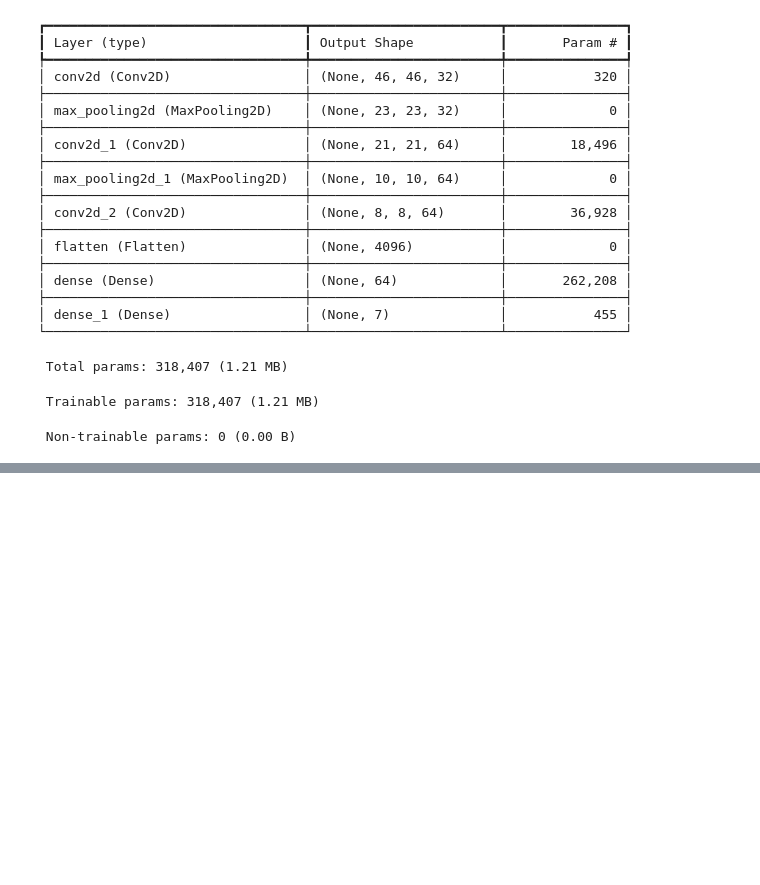
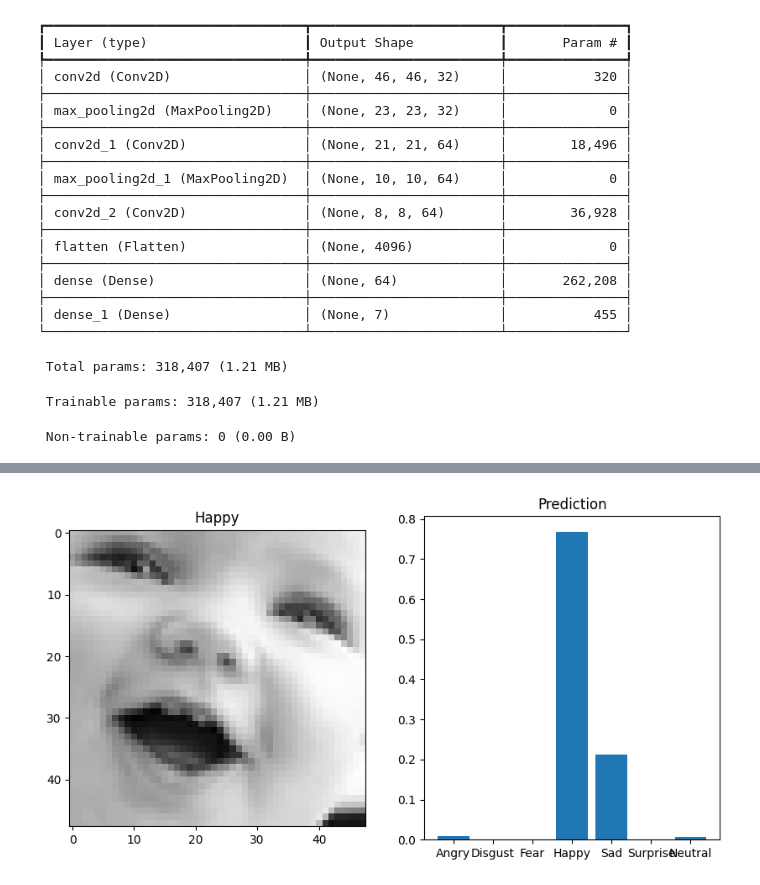
Before and after one commit to s4bih/machine-learning, a Jupyter notebook: Untitled13.ipynb, the cells around one changed output, grey strips where cells are left out. Drawn from its saved outputs; the diff is of its cells as text; code cells hidden in the pictures; blank space fills up the shorter version.

```diff
--- a/Untitled13.ipynb
+++ b/Untitled13.ipynb
@@ -285,0 +300,4 @@ val_loss
+# %%
+plot_image(test_image_array,test_image_label,pred_test_label, 10)
+# %% [output]
+[figure, added]
```
Also changed, not shown: parts of 7 cells of this notebook.
